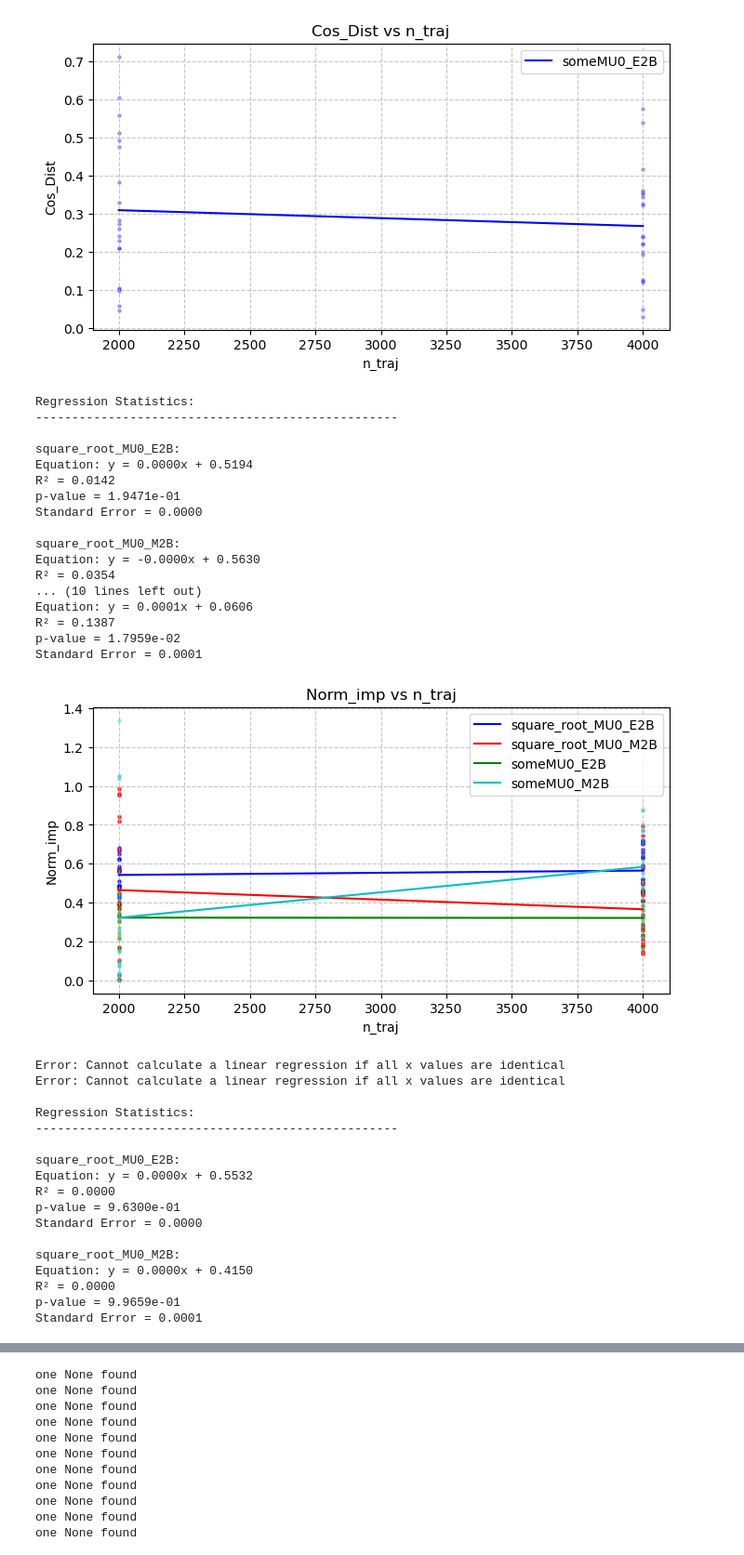
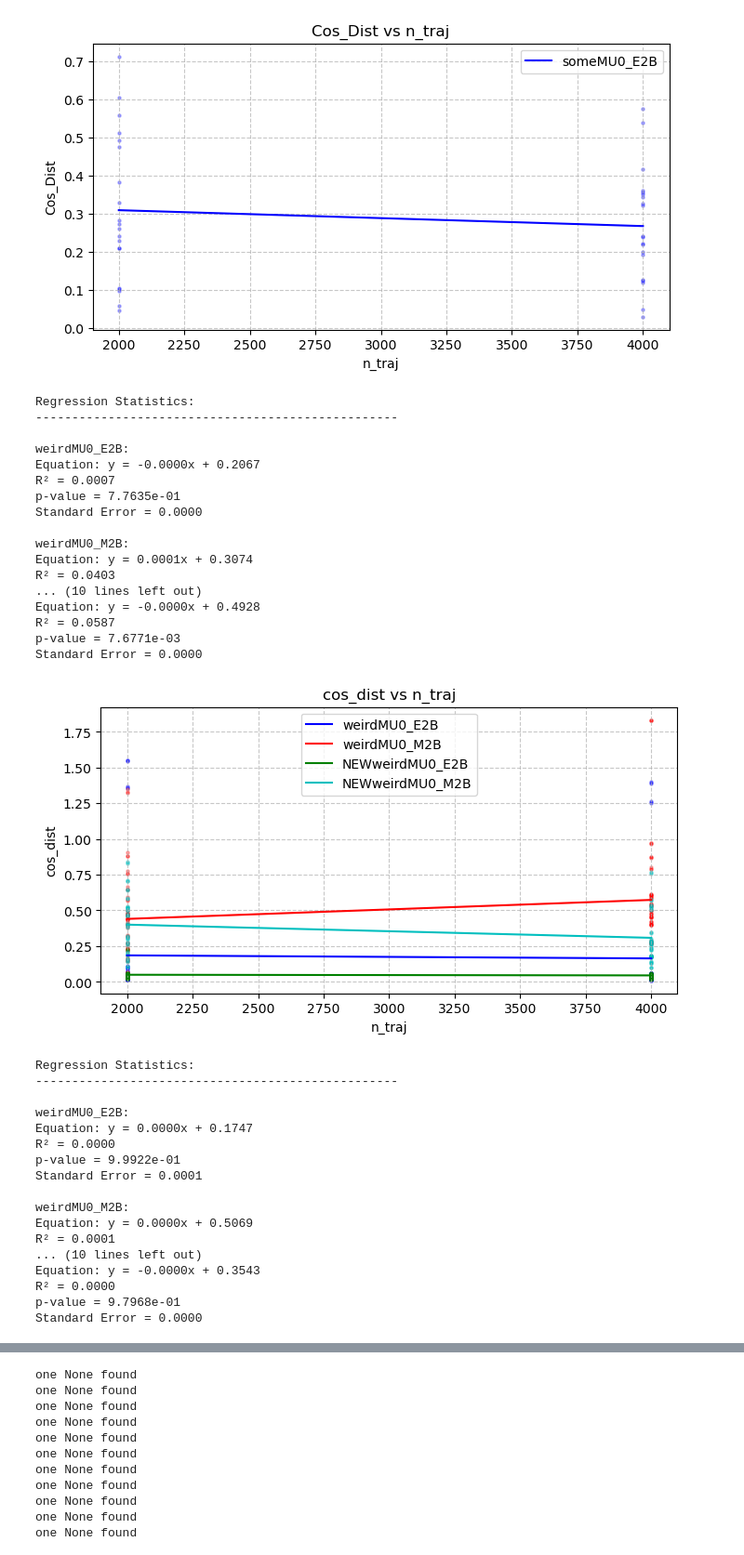
Before and after one commit to Gianmarco-Sarnelli/STL_explainability, a Jupyter notebook: Results_new.ipynb, the cells around one changed output, grey strips where cells are left out. Shown at 93% size. Saved outputs shown, nothing was run; the diff lists cells and outputs as text; code cells hidden in the pictures.

```diff
--- a/Results_new.ipynb
+++ b/Results_new.ipynb
@@ -382,49 +382,49 @@ Standard Error = 0.0000
 # %%
 #['n_psi_added', 'n_traj', 'local_std', 'n_traj_points', 'Dist', 'Cos_Dist', 'Dist_rho', 'Norm_glob', 'Norm_loc', 'Norm_imp', 'Pinv_error', 'Sum_weights', 'Sum_squared_weights', 'Elapsed_time', 'Process_mem']
 
-test_names = ["square_root_MU0_E2B", "square_root_MU0_M2B", "someMU0_E2B", "someMU0_M2B"]
-y_column = "Norm_imp"
+test_names = ["weirdMU0_E2B", "weirdMU0_M2B", "NEWweirdMU0_E2B", "NEWweirdMU0_M2B"]
+y_column = "cos_dist"
 table_name = "results"
 params = ["n_traj", "n_psi_added", "local_std", "global_std"]
 
 z_column = None#"n_traj_points"
 focus = None#[11, 55]
 
 for x_column in params:
     plot_database_columns(test_names, x_column, y_column, table_name, z_column=z_column, focus=focus)
 # %% [output]
 Regression Statistics:
 --------------------------------------------------
 
-square_root_MU0_E2B:
-Equation: y = 0.0000x + 0.5194
-R² = 0.0142
-p-value = 1.9471e-01
+weirdMU0_E2B:
+Equation: y = -0.0000x + 0.2067
+R² = 0.0007
+p-value = 7.7635e-01
 Standard Error = 0.0000
 
-square_root_MU0_M2B:
-Equation: y = -0.0000x + 0.5630
-R² = 0.0354
+weirdMU0_M2B:
+Equation: y = 0.0001x + 0.3074
+R² = 0.0403
 ... (10 lines left out)
-Equation: y = 0.0001x + 0.0606
-R² = 0.1387
-p-value = 1.7959e-02
-Standard Error = 0.0001
+Equation: y = -0.0000x + 0.4928
+R² = 0.0587
+p-value = 7.6771e-03
+Standard Error = 0.0000
-[figure, old version]
+[figure, new version]
-Error: Cannot calculate a linear regression if all x values are identical
-Error: Cannot calculate a linear regression if all x values are identical
-
 Regression Statistics:
 --------------------------------------------------
 
-square_root_MU0_E2B:
-Equation: y = 0.0000x + 0.5532
+weirdMU0_E2B:
+Equation: y = 0.0000x + 0.1747
 R² = 0.0000
-p-value = 9.6300e-01
+p-value = 9.9922e-01
+Standard Error = 0.0001
+
+weirdMU0_M2B:
+Equation: y = 0.0000x + 0.5069
+R² = 0.0001
+... (10 lines left out)
+Equation: y = -0.0000x + 0.3543
+R² = 0.0000
+p-value = 9.7968e-01
 Standard Error = 0.0000
-
-square_root_MU0_M2B:
-Equation: y = 0.0000x + 0.4150
-R² = 0.0000
-p-value = 9.9659e-01
-Standard Error = 0.0001
```
Also changed, not shown: parts of 1 cell of this notebook, 4 other files.
